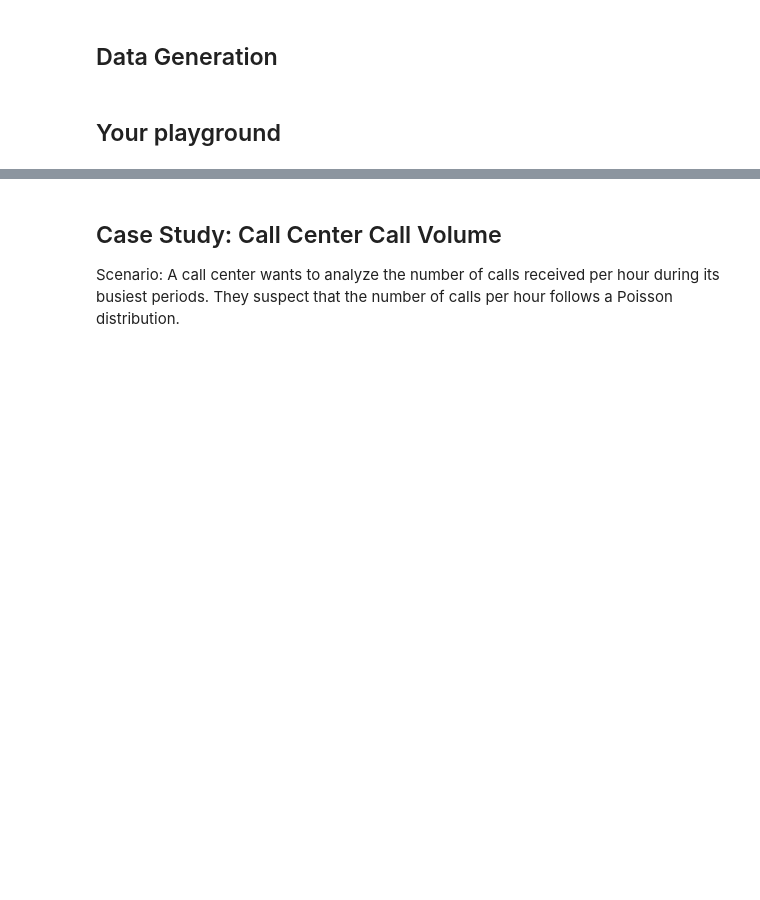
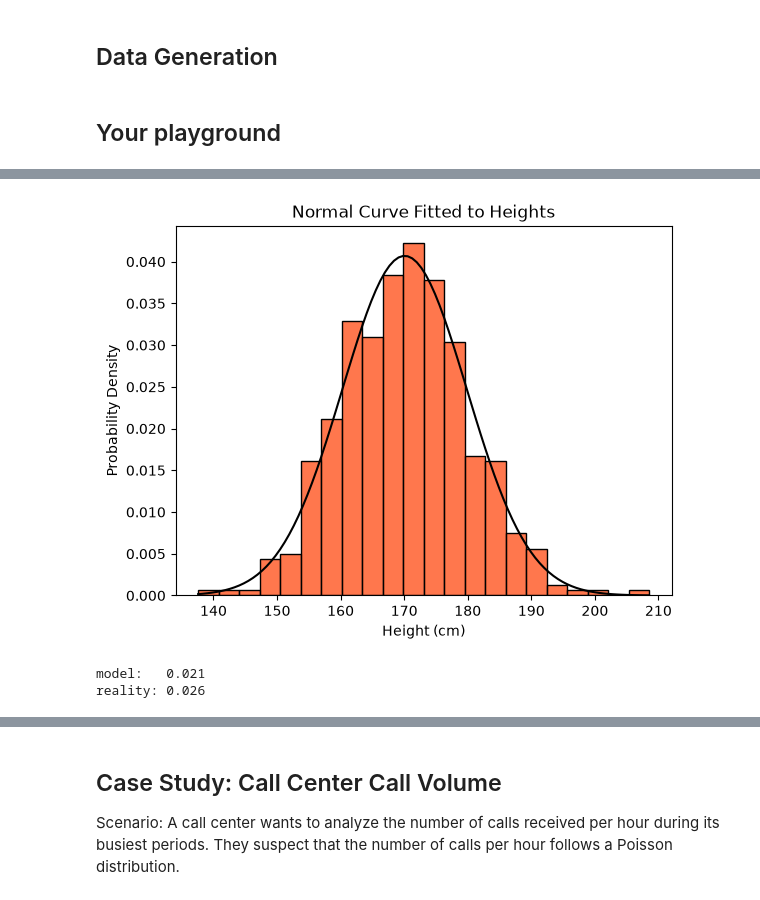
Before and after one commit to rouzbeh-enayatzadeh/ds-distribution-ci, a Jupyter notebook: 1_distribution/3_distribution_functions_exercise.ipynb, the cells around one changed output, grey strips where cells are left out. Saved outputs shown, nothing was run; the diff lists cells and outputs as text; code cells hidden in the pictures; blank space fills up the shorter version.

```diff
--- a/1_distribution/3_distribution_functions_exercise.ipynb
+++ b/1_distribution/3_distribution_functions_exercise.ipynb
@@ -140,0 +158,23 @@ data = np.random.normal(
+# %%
+x_range = np.linspace(min(data), max(data), 100)
+pdf = norm.pdf(x_range, mean_height, std_height)
+
+sns.histplot(data, stat="density", color="#ff4a11ff")
+plt.plot(x_range, pdf, color="black")
+plt.title("Normal Curve Fitted to Heights")
+plt.xlabel("Height (cm)")
+plt.ylabel("Probability Density")
+plt.show()
+# %% [output]
+[figure, added]
+# %%
+heights = np.array(data)
+
+model = 1 - norm.cdf(190, mean_height, std_height)
+reality = np.mean(heights > 190)
+
+print(f"model:   {model:.3f}")
+print(f"reality: {reality:.3f}")
+# %% [output]
+model:   0.021
+reality: 0.026
```
Also changed, not shown: parts of 3 cells of this notebook.
